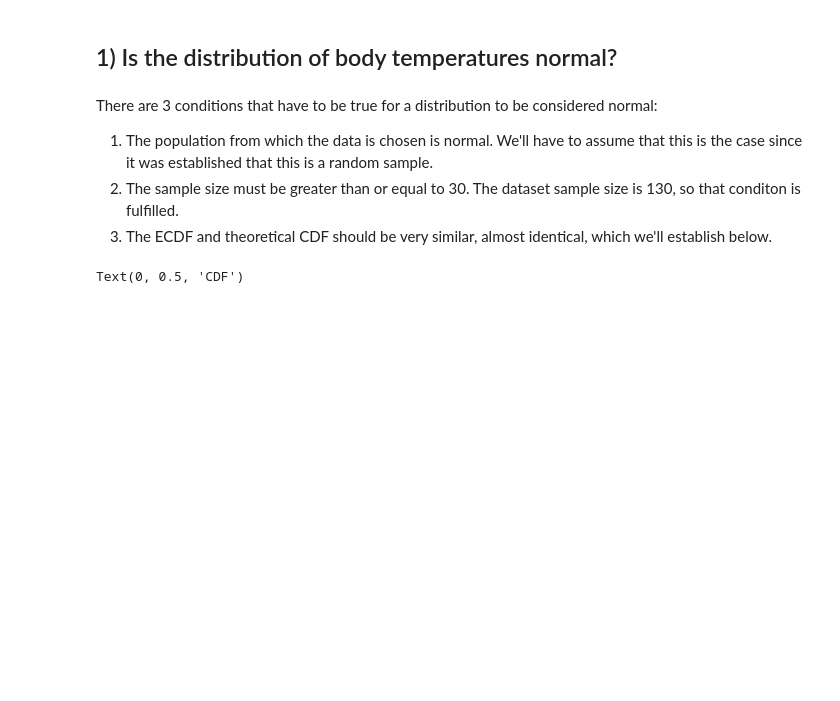
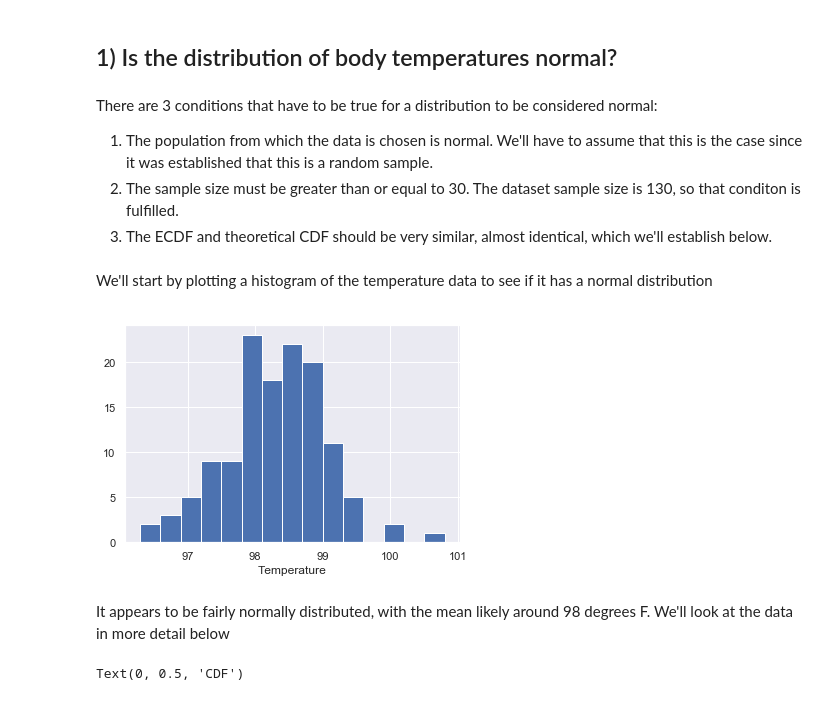
Before and after one commit to kjd999/Springboard-Projects, a Jupyter notebook: Exploratory Data Analysis Projects/sliderule_dsi_inferential_statistics_exercise_1.ipynb, the cells around one changed output. Cells and saved outputs as stored; diff of their text form; code cells hidden in the pictures; blank space fills up the shorter version.

```diff
--- a/Exploratory Data Analysis Projects/sliderule_dsi_inferential_statistics_exercise_1.ipynb
+++ b/Exploratory Data Analysis Projects/sliderule_dsi_inferential_statistics_exercise_1.ipynb
@@ -94,6 +94,16 @@ There are 3 conditions that have to be true for a distribution to be considered
 1. The population from which the data is chosen is normal. We'll have to assume that this is the case since it was established that this is a random sample.
 2. The sample size must be greater than or equal to 30. The dataset sample size is 130, so that conditon is fulfilled.
 3. The ECDF and theoretical CDF should be very similar, almost identical, which we'll establish below.
+# %% [markdown]
+We'll start by plotting a histogram of the temperature data to see if it has a normal distribution
+# %%
+_ = plt.hist(df['temperature'], bins=15)
+_ = plt.xlabel('Temperature')
+_ = plt.show()
+# %% [output]
+[figure, added]
+# %% [markdown]
+It appears to be fairly normally distributed, with the mean likely around 98 degrees F. We'll look at the data in more detail below
 # %%
 # Create a mean, standard deviation, and random normally distributed data from the temperature dataset.
 # This will be used to create a theoretical CDF.
```
Also changed, not shown: parts of 7 cells of this notebook.
